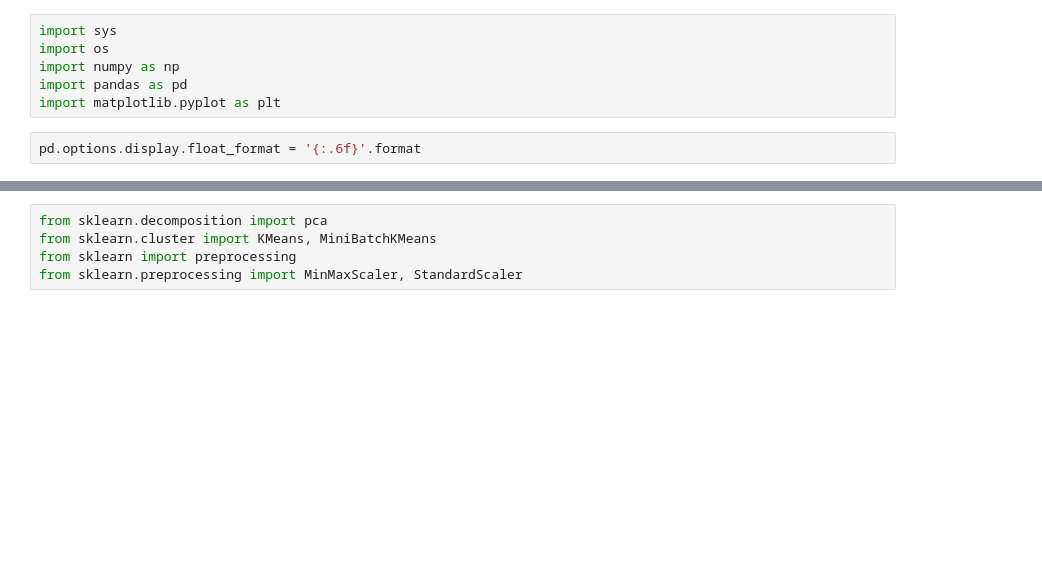
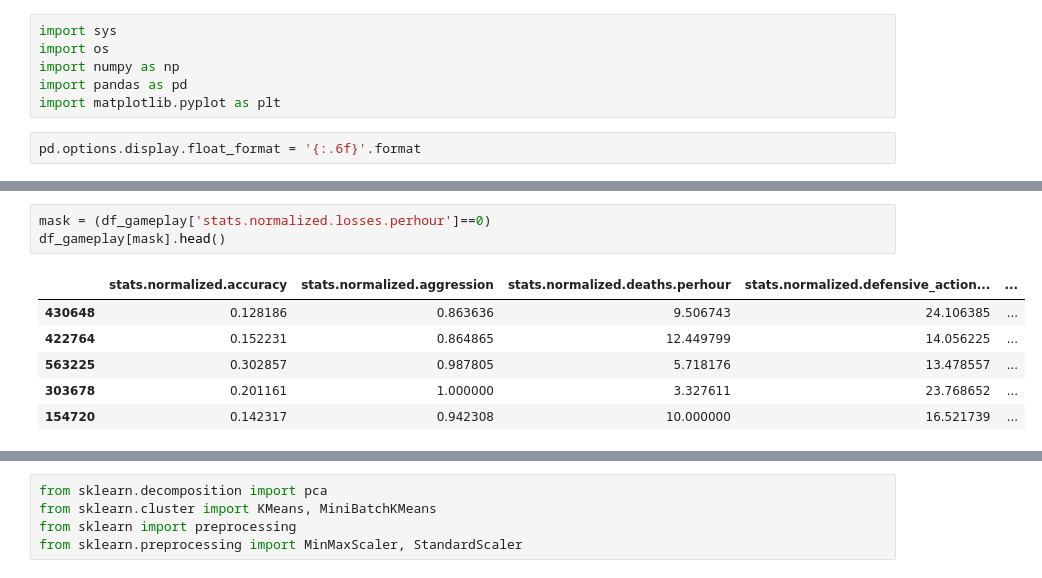
Before and after one commit to hernamesbarbara/r6stats, a Jupyter notebook: notebooks/Play Styles.ipynb, the cells around one changed output, grey strips where cells are left out. Cells and saved outputs as stored; diff of their text form; blank space fills up the shorter version.

```diff
--- a/notebooks/Play Styles.ipynb
+++ b/notebooks/Play Styles.ipynb
@@ -34,0 +89,10 @@ df.head(1).T
+# %%
+mask = (df_gameplay['stats.normalized.losses.perhour']==0)
+df_gameplay[mask].head()
+# %% [output]
+|  | stats.normalized.accuracy | stats.normalized.aggression | stats.normalized.deaths.perhour | stats.normalized.defensive_action... | ... |
+| 430648 | 0.128186 | 0.863636 | 9.506743 | 24.106385 | ... |
+| 422764 | 0.152231 | 0.864865 | 12.449799 | 14.056225 | ... |
+| 563225 | 0.302857 | 0.987805 | 5.718176 | 13.478557 | ... |
+| 303678 | 0.201161 | 1.000000 | 3.327611 | 23.768652 | ... |
+| 154720 | 0.142317 | 0.942308 | 10.000000 | 16.521739 | ... |
```
Also changed, not shown: parts of 11 cells of this notebook, 2 other files.
